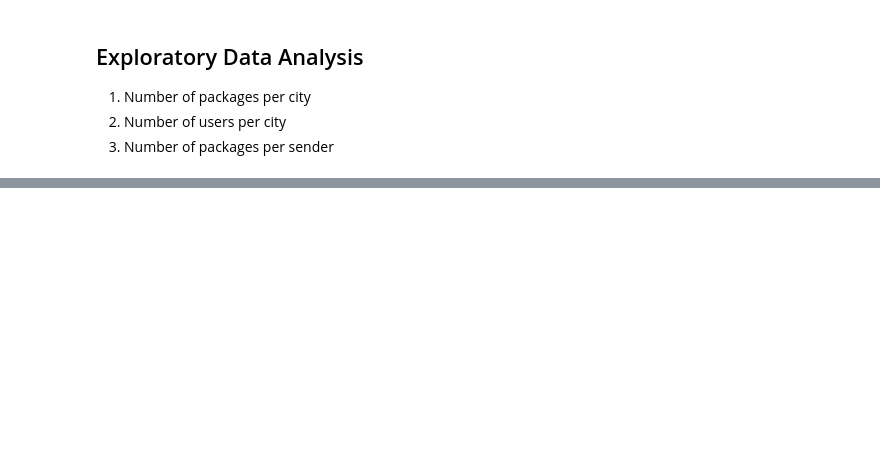
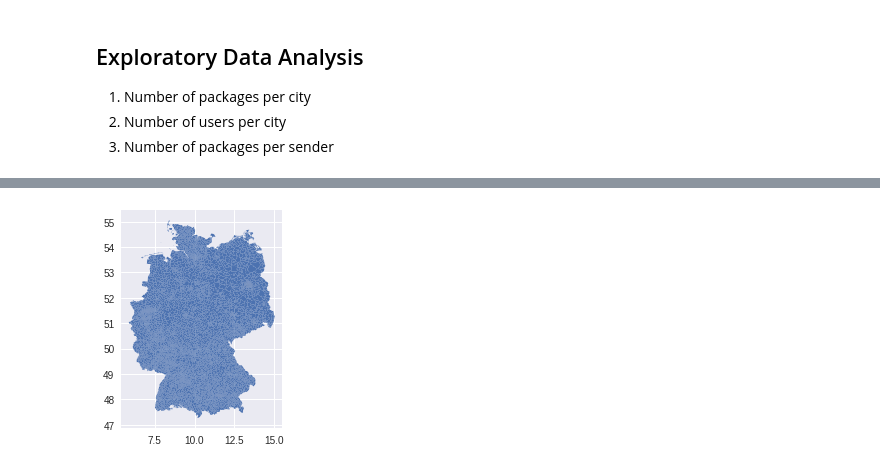
Before and after one commit to tramyynt/Techlabs, a Jupyter notebook: Pickshare.ipynb, the cells around one changed output, grey strips where cells are left out. Saved outputs shown, nothing was run; the diff lists cells and outputs as text; code cells hidden in the pictures; blank space fills up the shorter version.

```diff
--- a/Pickshare.ipynb
+++ b/Pickshare.ipynb
@@ -1,6 +1,7 @@
 # %% [markdown]
 <a href="https://colab.research.google.com/github/tramyynt/Techlabs/blob/master/Pickshare.ipynb" target="_parent"><img src="https://colab.research.google.com/assets/colab-badge.svg" alt="Open In Colab"/></a>
 # %%
+!pip install geopandas
 import pandas as pd
 import json
 import os
@@ -8,6 +9,10 @@ import numpy as np
 
 import matplotlib.pyplot as plt
 import seaborn as sns
-import plotly.graph_objects as go
+# import plotly.graph_objects as go
+import geopandas as gpd
+import geopy
+plt.style.use('seaborn')
 
 from google.colab import drive
+%matplotlib inline
@@ -193,0 +235,3 @@ packages_per_city
+# %%
+plz_shape_df = gpd.read_file('/content/drive/MyDrive/Techlabs/plz-gebiete.shp', dtype={'plz': str})
+plz_shape_df.head()
@@ -193,0 +245,5 @@ packages_per_city
+# %%
+plz_shape_df.plot()
+plt.show()
+# %% [output]
+[figure, added]
```
Also changed, not shown: parts of 12 cells of this notebook.
